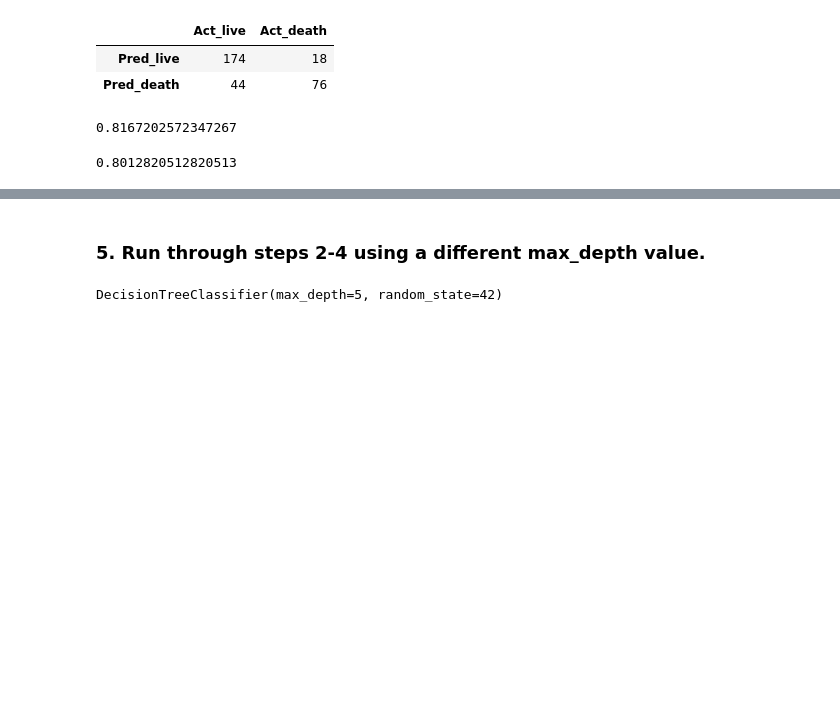
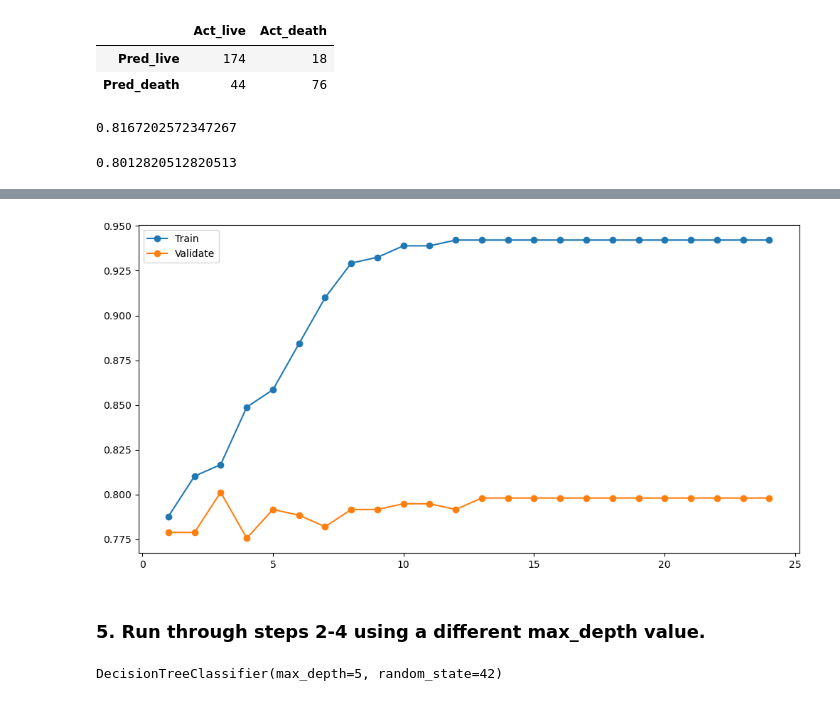
Before and after one commit to JoshuaHolt-Tech/classification-exercises, a Jupyter notebook: decision_tree.ipynb, the cells around one changed output, grey strips where cells are left out. Saved outputs shown, nothing was run; the diff lists cells and outputs as text; code cells hidden in the pictures; blank space fills up the shorter version.

Commit message:
Updated decision tree with some intereting code.

```diff
--- a/decision_tree.ipynb
+++ b/decision_tree.ipynb
@@ -171,0 +191,9 @@ accuracy_score(y_val, y_val_pred)
+# %%
+for i in range(1, 21):
+    trees = DecisionTreeClassifier(max_depth=i, random_state=42)
+    trees = trees.fit(X_train, y_train)
+    y_preds = trees.predict(X_train)
+    report = classification_report(y_train, y_preds, output_dict=True) #output_dict makes the output a dictionary.
+    print(f'Tree with max depth of {i}')
+    print(pd.DataFrame(report))
+    print()
@@ -171,0 +218,16 @@ accuracy_score(y_val, y_val_pred)
+# %%
+metrics = []
+
+for i in range(1, 25):
+    trees = DecisionTreeClassifier(max_depth=i, random_state=42)
+    trees = trees.fit(X_train, y_train)
+    in_sample_accuracy = trees.score(X_train, y_train)
+    out_of_sample_accuracy = trees.score(X_val, y_val)
+
+    output = {"max_depth" : i, "train_accuracy": in_sample_accuracy, "validate_accuracy": out_of_sample_accuracy}
+
+    metrics.append(output)
+
+df = pd.DataFrame(metrics)
+df['difference'] = df.train_accuracy - df.validate_accuracy
+df
@@ -172,3 +252,13 @@ accuracy_score(y_val, y_val_pred)
+# %%
+#Done in class but not working on my machine, unsure why ???.
+
+plt.figure(figsize=(12,6))
+plt.plot(df.max_depth, df.train_accuracy, marker = 'o', label= 'Train')
+plt.plot(df.max_depth, df.validate_accuracy, marker = 'o', label= 'Validate')
+plt.legend()
+plt.show()
+# %% [output]
+[figure, added]
 # %% [markdown]
 ### 5. Run through steps 2-4 using a different max_depth value.
 # %%
```
Also changed, not shown: parts of 30 cells of this notebook.
